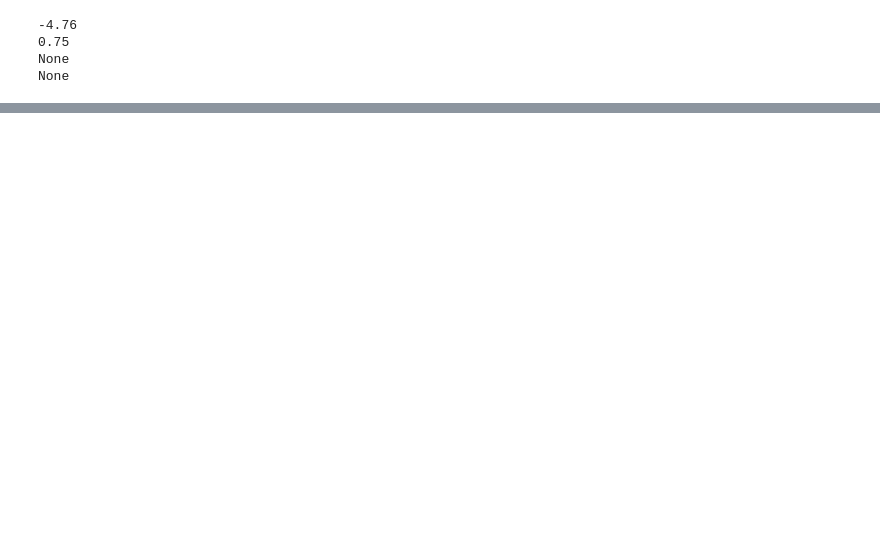
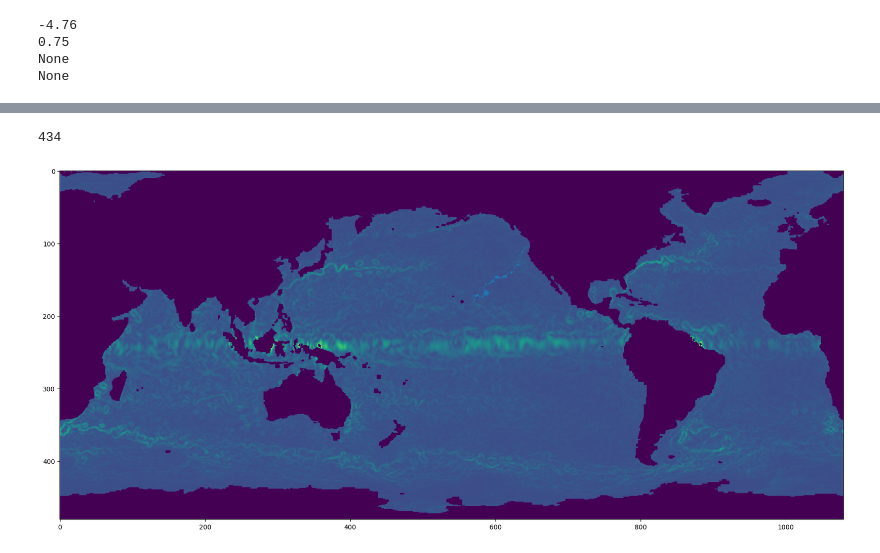
Before and after one commit to adarshramiyer/oceans, a Jupyter notebook: python/combined_forecasting.ipynb, the cells around one changed output, grey strips where cells are left out. Cells and saved outputs as stored; diff of their text form; code cells hidden in the pictures; blank space fills up the shorter version.

```diff
--- a/python/combined_forecasting.ipynb
+++ b/python/combined_forecasting.ipynb
@@ -60,18 +63,0 @@ plt.savefig('wind_and_currents.png')
-# %%
-# latitude and longitude to r and c coordinates for current and wind
-
-def ll_to_current_rc(lat, long):
-    r = 3 * lat + 240
-    if (long < 20):
-        c = 3 * long + 1020
-    if (long >= 20.0):
-        c = 3 * long - 60
-    return int(r), int(c), 480 - int(r)
-
-def ll_to_wind_rc(lat, long):
-    r = lat + 90
-    if (long >= 0):
-        c = long
-    else:
-        c = long + 360
-    return int(r), int(c), 180 - int(r)
@@ -77,0 +120,33 @@ def ll_to_wind_rc(lat, long):
+# %%
+# single path forecasting
+
+fig, ax = plt.subplots(1, figsize=(21.6, 9.82))
+curr_map_c = []
+curr_map_y = []
+
+ax.imshow(current_mag)
+
+latitude = 20.0
+longitude = -150.0
+
+step_scale_factor = 5
+random_scale_factor = 1.0
+
+terminate = False
+
+for i in range(50000):
+    c_r, c_c, c_y = ll_to_current_rc(latitude, longitude)
+    if (is_land[int(c_y)][int(c_c)] > 0):
+        break
+    curr_map_y.append(c_y)
+    curr_map_c.append(c_c)
+    du, dv = current_vector(latitude, longitude)
+    latitude += du * step_scale_factor + np.random.rand() * random_scale_factor
+    latitude %= 180.0
+    longitude += dv * step_scale_factor + np.random.rand() * random_scale_factor
+
+ax.scatter(curr_map_c, curr_map_y, s=1)
+print(len(curr_map_c))
+# %% [output]
+434
+[figure, added]
```
Also changed, not shown: parts of 6 cells of this notebook, 2 other files.
